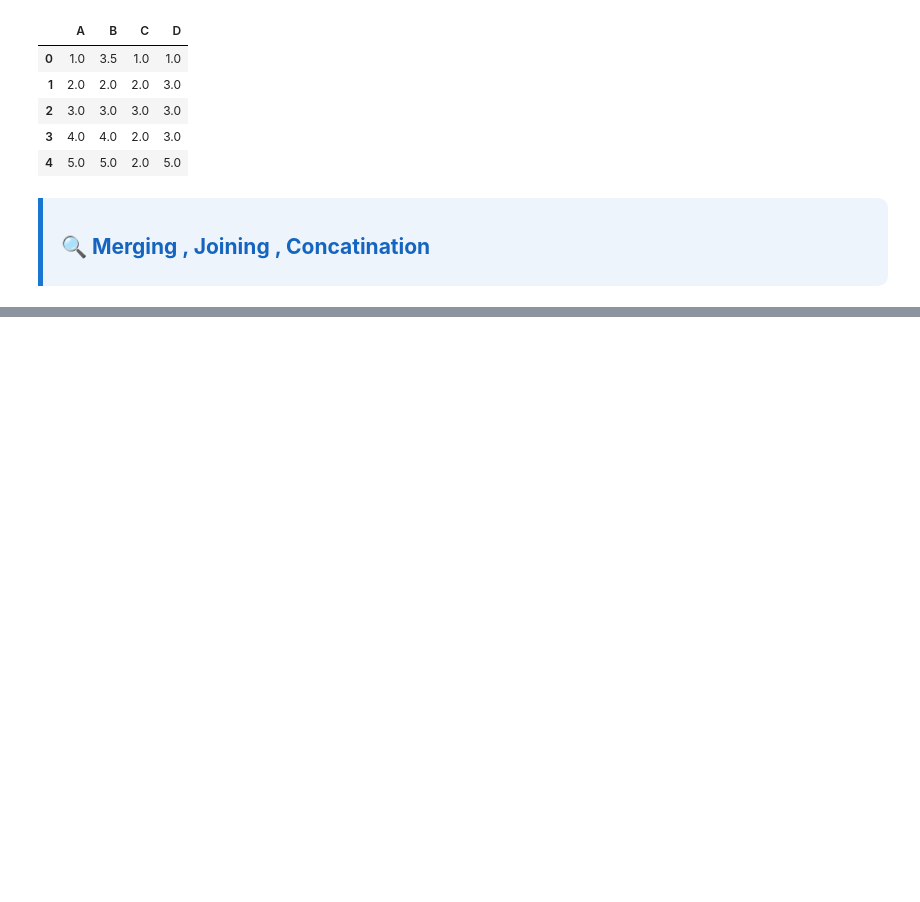
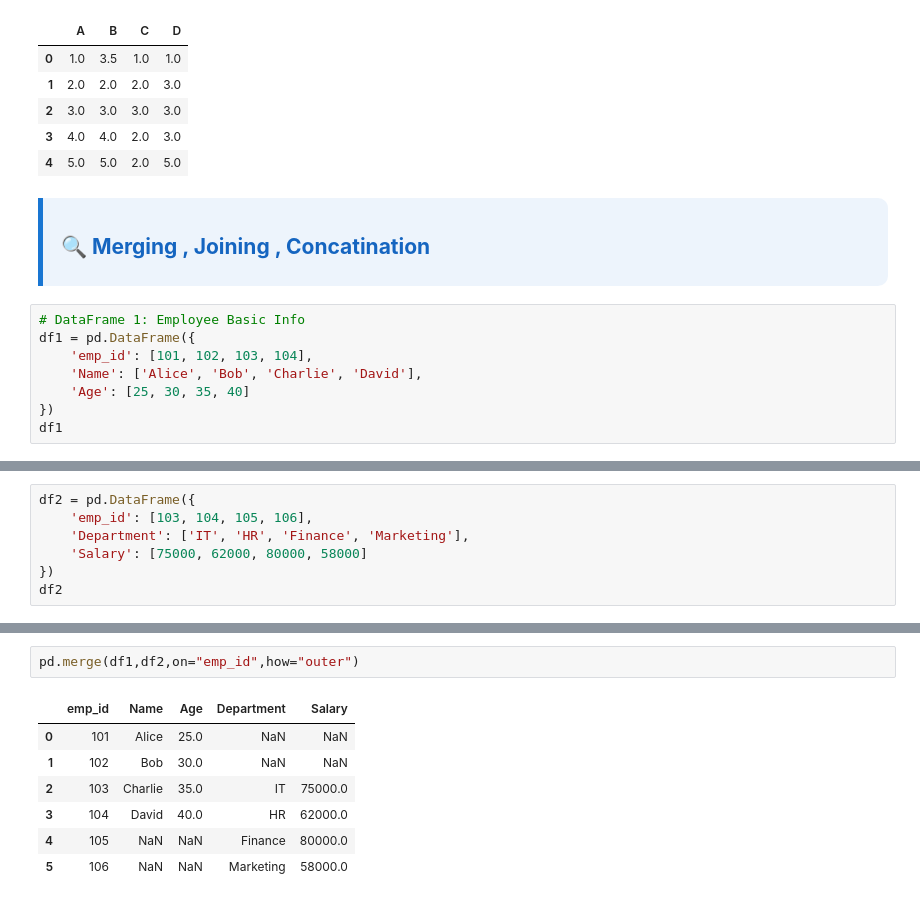
Before and after one commit to DebarghyaAich/Machine_Learning_Basics, a Jupyter notebook: Python_Libraries_Tutorial/pandas.ipynb, the cells around one changed output, grey strips where cells are left out. Saved outputs shown, nothing was run; the diff lists cells and outputs as text; blank space fills up the shorter version.

Commit message:
feat: add Pandas basics tutorial notebook for data science and machine learning

```diff
--- a/Python_Libraries_Tutorial/pandas.ipynb
+++ b/Python_Libraries_Tutorial/pandas.ipynb
@@ -365,3 +365,11 @@ df.fillna(df.mean())
     <span>🔍</span> Merging , Joining , Concatination
   </h2>
 </div>
+# %%
+# DataFrame 1: Employee Basic Info
+df1 = pd.DataFrame({
+    'emp_id': [101, 102, 103, 104],
+    'Name': ['Alice', 'Bob', 'Charlie', 'David'],
+    'Age': [25, 30, 35, 40]
+})
+df1
@@ -367,0 +382,7 @@ df.fillna(df.mean())
+# %%
+df2 = pd.DataFrame({
+    'emp_id': [103, 104, 105, 106],
+    'Department': ['IT', 'HR', 'Finance', 'Marketing'],
+    'Salary': [75000, 62000, 80000, 58000]
+})
+df2
@@ -367,0 +407,10 @@ df.fillna(df.mean())
+# %%
+pd.merge(df1,df2,on="emp_id",how="outer")
+# %% [output]
+|  | emp_id | Name | Age | Department | Salary |
+| 0 | 101 | Alice | 25.0 | NaN | NaN |
+| 1 | 102 | Bob | 30.0 | NaN | NaN |
+| 2 | 103 | Charlie | 35.0 | IT | 75000.0 |
+| 3 | 104 | David | 40.0 | HR | 62000.0 |
+| 4 | 105 | NaN | NaN | Finance | 80000.0 |
+| 5 | 106 | NaN | NaN | Marketing | 58000.0 |
```
Also changed, not shown: parts of 7 cells of this notebook.
